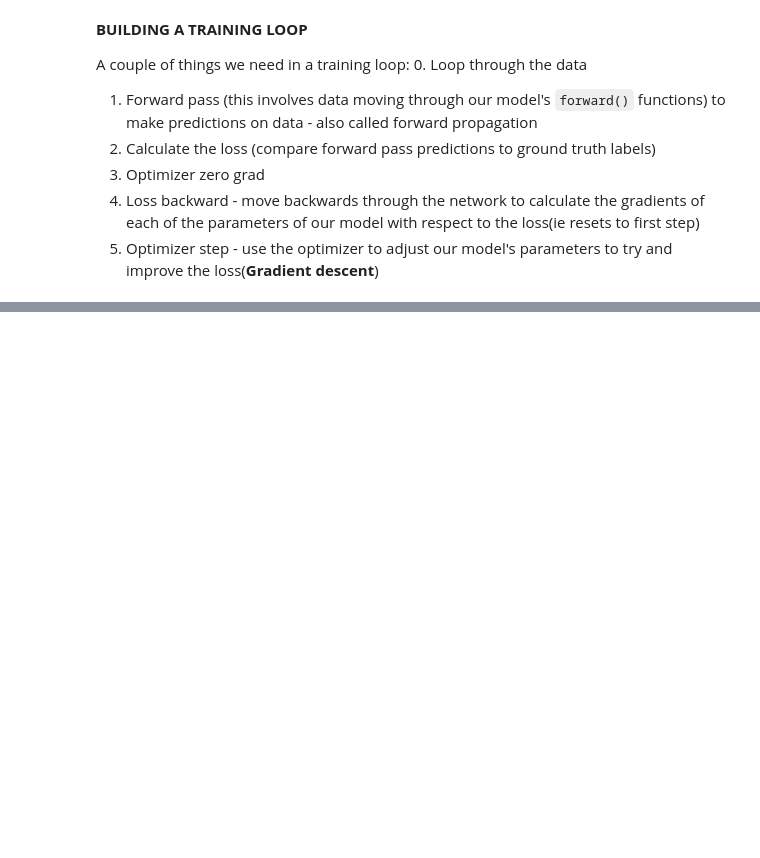
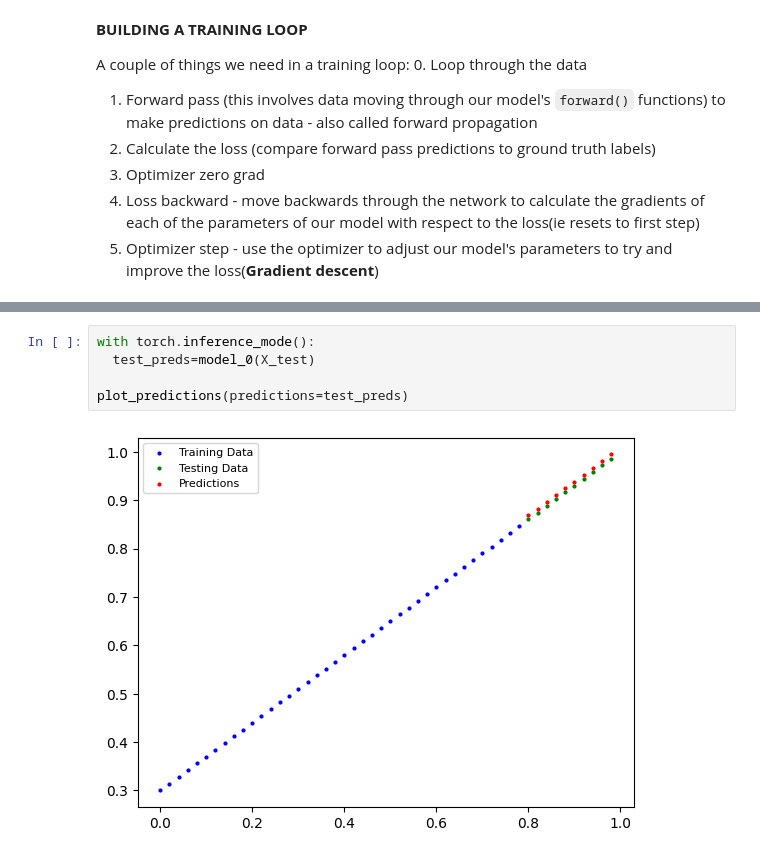
Before and after one commit to vaibhavlokunde/AI-ML, a Jupyter notebook: pytorch_workflow.ipynb, the cells around one changed output, grey strips where cells are left out. Cells and saved outputs as stored; diff of their text form; blank space fills up the shorter version.

```diff
--- a/pytorch_workflow.ipynb
+++ b/pytorch_workflow.ipynb
@@ -248,0 +492,7 @@ for epoch in range(epochs):
+# %%
+with torch.inference_mode():
+  test_preds=model_0(X_test)
+
+plot_predictions(predictions=test_preds)
+# %% [output]
+[figure, added]
```
Also changed, not shown: parts of 27 cells of this notebook.
